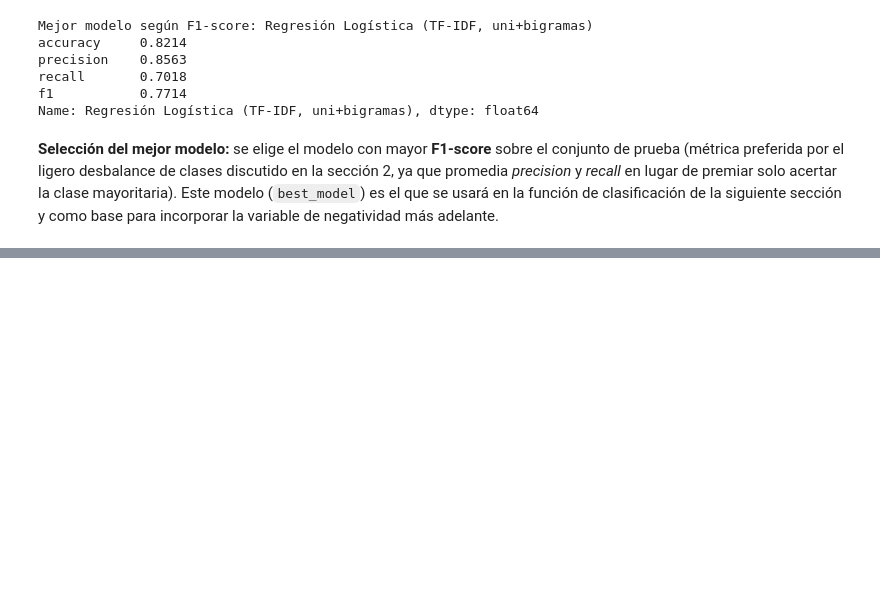
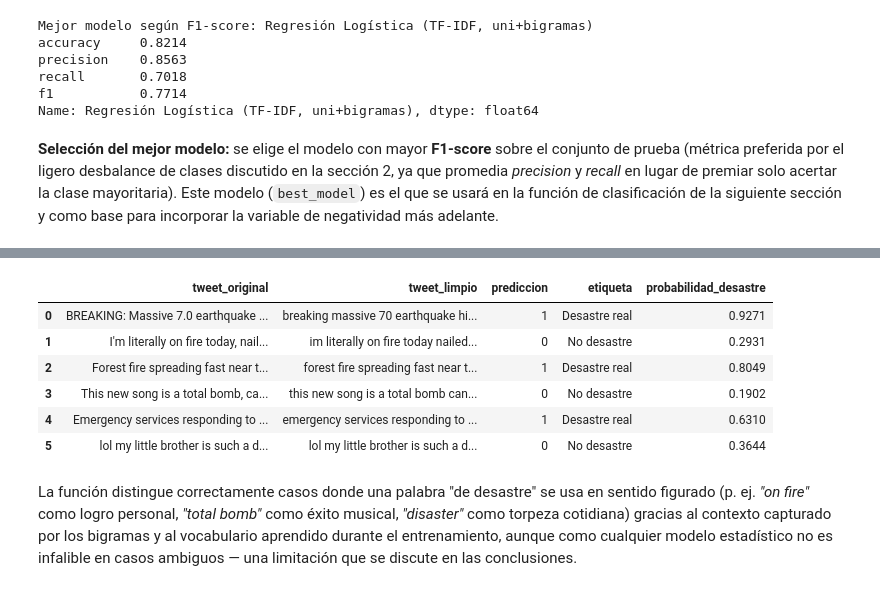
Before and after one commit to DavidDominguez-11/DS-Lab1, a Jupyter notebook: Laboratorio5_avance.ipynb, the cells around one changed output, grey strips where cells are left out. Cells and saved outputs as stored; diff of their text form; code cells hidden in the pictures; blank space fills up the shorter version.

Commit message:
Agregar funcion de clasificacion de tweets

```diff
--- a/Laboratorio5_avance.ipynb
+++ b/Laboratorio5_avance.ipynb
@@ -636,0 +641,43 @@ Name: Regresión Logística (TF-IDF, uni+bigramas), dtype: float64
+# %%
+def clasificar_tweet(texto_crudo, vectorizer=tfidf, modelo=None):
+    """Clasifica un tweet crudo (sin preprocesar) como desastre real o no."""
+    if modelo is None:
+        modelo = best_model
+
+    texto_limpio = clean_text(texto_crudo)
+    vector = vectorizer.transform([texto_limpio])
+    prediccion = int(modelo.predict(vector)[0])
+    etiqueta = "Desastre real" if prediccion == 1 else "No desastre"
+
+    resultado = {
+        "tweet_original": texto_crudo,
+        "tweet_limpio": texto_limpio,
+        "prediccion": prediccion,
+        "etiqueta": etiqueta,
+    }
+    if hasattr(modelo, "predict_proba"):
+        proba = modelo.predict_proba(vector)[0]
+        resultado["probabilidad_desastre"] = round(float(proba[1]), 4)
+    return resultado
+# %%
+tweets_de_prueba = [
+    "BREAKING: Massive 7.0 earthquake hits California, thousands evacuated! #earthquake http://t.co/xyz",
+    "I'm literally on fire today, nailed my final exam!! \U0001F525\U0001F525",
+    "Forest fire spreading fast near the highway, residents told to evacuate immediately @CalFire",
+    "This new song is a total bomb, can't stop listening to it \U0001F3B5",
+    "Emergency services responding to a building collapse downtown, several people trapped",
+    "lol my little brother is such a disaster when he cooks breakfast",
+]
+
+resultados_demo = pd.DataFrame([clasificar_tweet(t) for t in tweets_de_prueba])
+resultados_demo
+# %% [output]
+|  | tweet_original | tweet_limpio | prediccion | etiqueta | probabilidad_desastre |
+| 0 | BREAKING: Massive 7.0 earthquake ... | breaking massive 70 earthquake hi... | 1 | Desastre real | 0.9271 |
+| 1 | I'm literally on fire today, nail... | im literally on fire today nailed... | 0 | No desastre | 0.2931 |
+| 2 | Forest fire spreading fast near t... | forest fire spreading fast near t... | 1 | Desastre real | 0.8049 |
+| 3 | This new song is a total bomb, ca... | this new song is a total bomb can... | 0 | No desastre | 0.1902 |
+| 4 | Emergency services responding to ... | emergency services responding to ... | 1 | Desastre real | 0.6310 |
+| 5 | lol my little brother is such a d... | lol my little brother is such a d... | 0 | No desastre | 0.3644 |
+# %% [markdown]
+La función distingue correctamente casos donde una palabra "de desastre" se usa en sentido figurado (p. ej. *"on fire"* como logro personal, *"total bomb"* como éxito musical, *"disaster"* como torpeza cotidiana) gracias al contexto capturado por los bigramas y al vocabulario aprendido durante el entrenamiento, aunque como cualquier modelo estadístico no es infalible en casos ambiguos — una limitación que se discute en las conclusiones.
```
Also changed, not shown: parts of 1 cell of this notebook.
